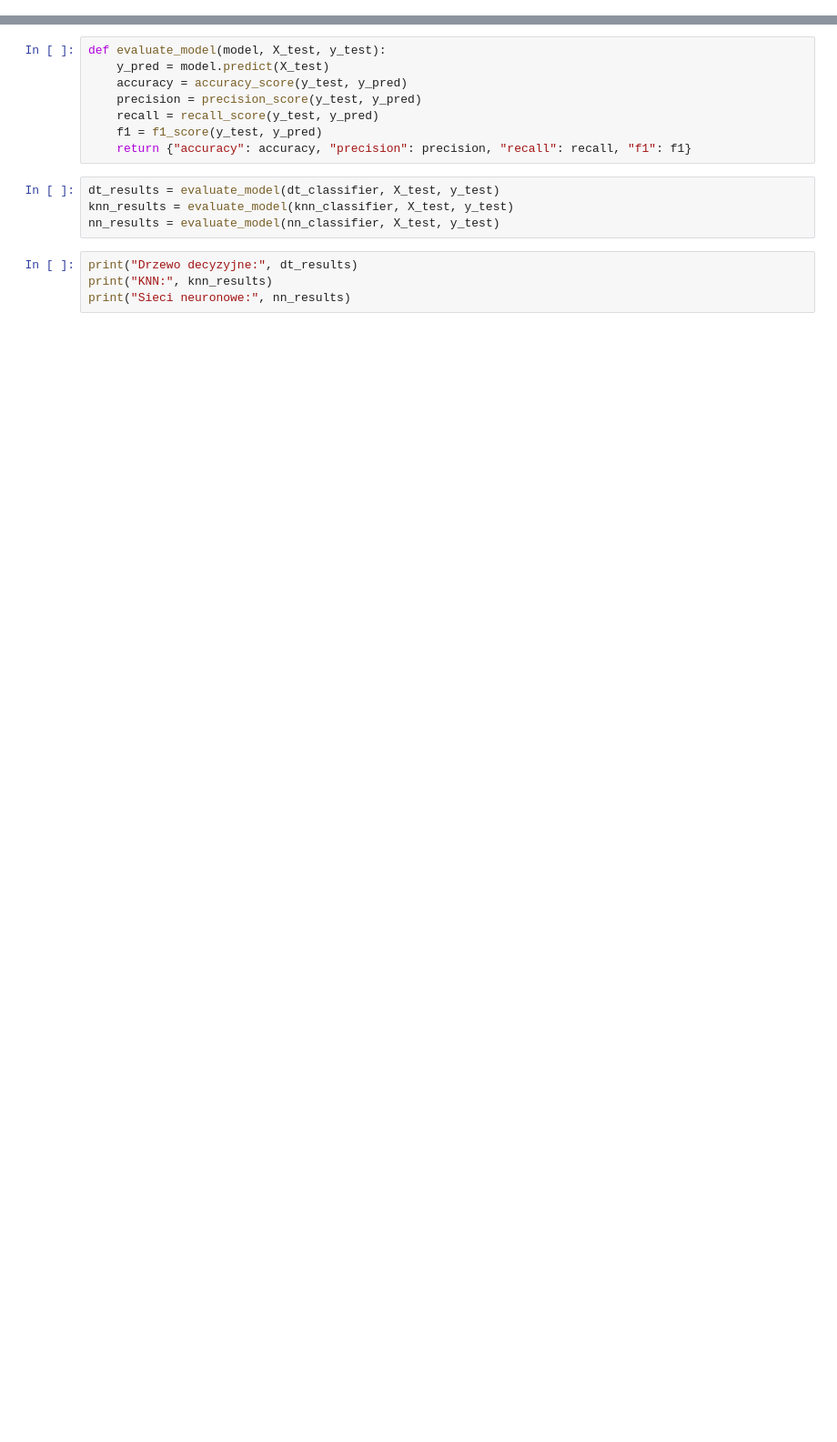
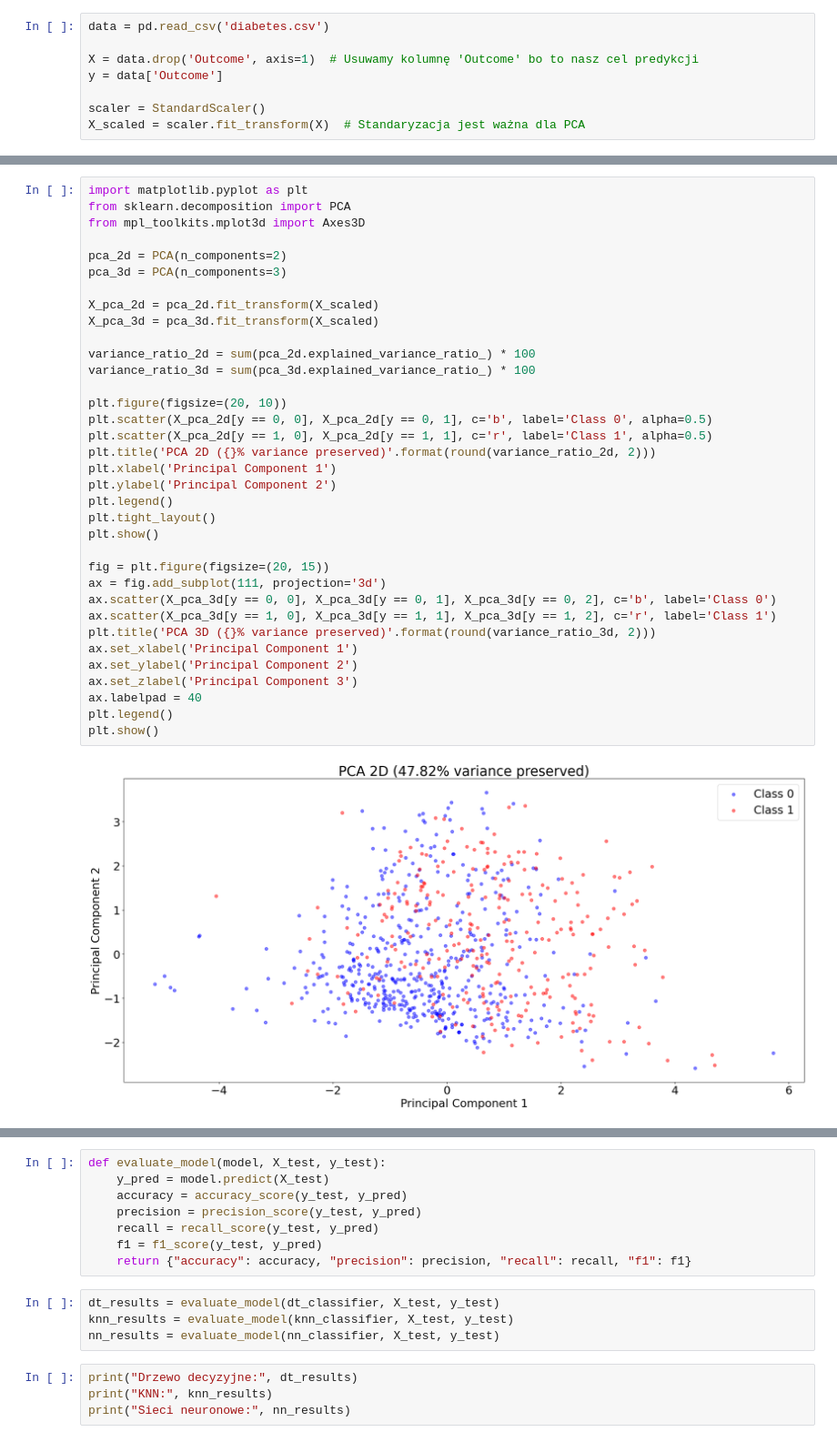
Before and after one commit to JoannaCi/SUS_proj_AnalizaDanych, a Jupyter notebook: Proj_analizaDS.ipynb, the cells around one changed output, grey strips where cells are left out. Shown at 91% size. Cells and saved outputs as stored; diff of their text form; blank space fills up the shorter version.

```diff
--- a/Proj_analizaDS.ipynb
+++ b/Proj_analizaDS.ipynb
@@ -47,0 +68,8 @@ data_scaled['Outcome'] = data['Outcome']
+# %%
+data = pd.read_csv('diabetes.csv')
+
+X = data.drop('Outcome', axis=1)  # Usuwamy kolumnę 'Outcome' bo to nasz cel predykcji
+y = data['Outcome']
+
+scaler = StandardScaler()
+X_scaled = scaler.fit_transform(X)  # Standaryzacja jest ważna dla PCA
@@ -47,0 +78,37 @@ data_scaled['Outcome'] = data['Outcome']
+# %%
+import matplotlib.pyplot as plt
+from sklearn.decomposition import PCA
+from mpl_toolkits.mplot3d import Axes3D
+
+pca_2d = PCA(n_components=2)
+pca_3d = PCA(n_components=3)
+
+X_pca_2d = pca_2d.fit_transform(X_scaled)
+X_pca_3d = pca_3d.fit_transform(X_scaled)
+
+variance_ratio_2d = sum(pca_2d.explained_variance_ratio_) * 100
+variance_ratio_3d = sum(pca_3d.explained_variance_ratio_) * 100
+
+plt.figure(figsize=(20, 10))
+plt.scatter(X_pca_2d[y == 0, 0], X_pca_2d[y == 0, 1], c='b', label='Class 0', alpha=0.5)
+plt.scatter(X_pca_2d[y == 1, 0], X_pca_2d[y == 1, 1], c='r', label='Class 1', alpha=0.5)
+plt.title('PCA 2D ({}% variance preserved)'.format(round(variance_ratio_2d, 2)))
+plt.xlabel('Principal Component 1')
+plt.ylabel('Principal Component 2')
+plt.legend()
+plt.tight_layout()
+plt.show()
+
+fig = plt.figure(figsize=(20, 15))
+ax = fig.add_subplot(111, projection='3d')
+ax.scatter(X_pca_3d[y == 0, 0], X_pca_3d[y == 0, 1], X_pca_3d[y == 0, 2], c='b', label='Class 0')
+ax.scatter(X_pca_3d[y == 1, 0], X_pca_3d[y == 1, 1], X_pca_3d[y == 1, 2], c='r', label='Class 1')
+plt.title('PCA 3D ({}% variance preserved)'.format(round(variance_ratio_3d, 2)))
+ax.set_xlabel('Principal Component 1')
+ax.set_ylabel('Principal Component 2')
+ax.set_zlabel('Principal Component 3')
+ax.labelpad = 40
+plt.legend()
+plt.show()
+# %% [output]
+[figure, added]
```
Also changed, not shown: parts of 11 cells of this notebook, 1 other file.
